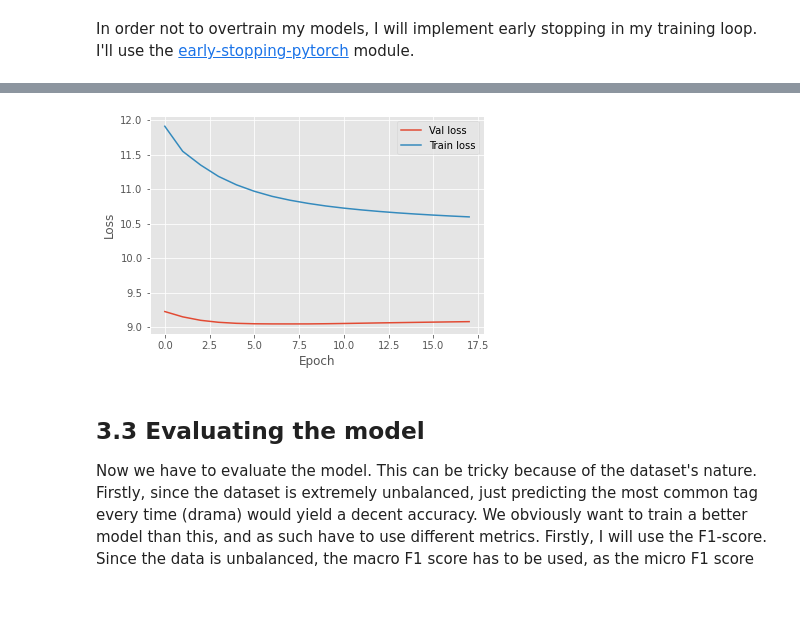
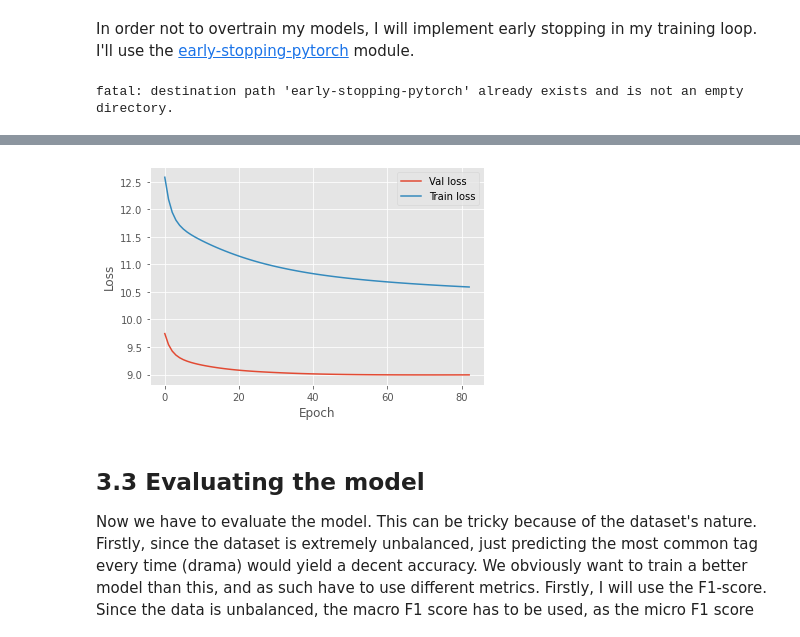
Before and after one commit to sancholp/nlp_movie_project, a Jupyter notebook: movie_project.ipynb, the cells around one changed output, grey strips where cells are left out. Drawn from its saved outputs; the diff is of its cells as text; code cells hidden in the pictures; blank space fills up the shorter version.

Commit message:
Added more complex model

```diff
--- a/movie_project.ipynb
+++ b/movie_project.ipynb
@@ -343,13 +338,12 @@ class SingleLayerNetwork(nn.Module):
             nn.Linear(in_features=input_size, out_features=output_size),
             nn.Sigmoid()
         )
-
     def forward(self, x):
         logits = self.net_stack(x)
         return logits
 
-model = SingleLayerNetwork(tfidf_features, total_tags).to(device)
-print(model)
+single_layer_network = SingleLayerNetwork(tfidf_features, total_tags).to(device)
+print(single_layer_network)
 # %% [output]
 SingleLayerNetwork(
   (net_stack): Sequential(
@@ -362,20 +356,20 @@ To train this model I will use a binary cross entropy loss function and an Adam
 # %%
 loss_fn = nn.CrossEntropyLoss()
-optimizer = torch.optim.Adam(model.parameters(), lr=learning_rate)
+optimizer = torch.optim.Adam(single_layer_network.parameters(), lr=learning_rate)
 # %% [markdown]
 ## 3.2 Training the model
 # %%
-train_dataset = TensorDataset(
-    torch.tensor(X_train, dtype=torch.float32),
+train_dataset_s = TensorDataset(
+    torch.tensor(X_train_s_vec, dtype=torch.float32),
     torch.tensor(y_train, dtype=torch.float32),
 )
-train_loader = DataLoader(train_dataset, batch_size=batch_size)
+train_loader = DataLoader(train_dataset_s, batch_size=batch_size)
 
-val_dataset = TensorDataset(
-    torch.tensor(X_val, dtype=torch.float32),
+val_dataset_s = TensorDataset(
+    torch.tensor(X_val_s_vec, dtype=torch.float32),
     torch.tensor(y_val, dtype=torch.float32),
 )
-val_loader = DataLoader(val_dataset, batch_size=batch_size)
+val_loader = DataLoader(val_dataset_s, batch_size=batch_size)
 # %%
 def train_model(dataloader, model, loss_fn, optimizer):
     size = len(dataloader.dataset)
@@ -430,11 +413,19 @@ def plot_loss_per_epoch(train_loss_list, val_loss_list):
     axs.legend()
 # %% [markdown]
 In order not to overtrain my models, I will implement early stopping in my training loop. I'll use the [early-stopping-pytorch](https://github.com/Bjarten/early-stopping-pytorch) module.
+# %%
+!git clone https://github.com/Bjarten/early-stopping-pytorch
+sys.path.append("early-stopping-pytorch")
+# %% [output]
+fatal: destination path 'early-stopping-pytorch' already exists and is not an empty directory.
 # %%
-def train_and_val(train_loader, val_loader):
+from pytorchtools import EarlyStopping
+
+def train_and_val(train_loader, val_loader, model):
     train_loss_list, val_loss_list = [], []
     total_time = 0
-    early_stopping = early_stopping_pytorch.pytorchtools.EarlyStopping(patience=10, verbose=False)
+    # early_stopping = early_stopping_pytorch.pytorchtools.EarlyStopping(patience=10, verbose=False)
+    early_stopping = EarlyStopping(patience=10, verbose=False)
     for t in range(num_epochs):
         t_start = time.time()
         train_loss = train_model(train_loader, model, loss_fn, optimizer)
@@ -453,6 +444,6 @@ def train_and_val(train_loader, val_loader):
     print(f"Total training time: {total_time:.3f}s")
     return train_loss_list, val_loss_list
 # %%
-train_loss_list, val_loss_list = train_and_val(train_loader, val_loader)
+train_loss_list, val_loss_list = train_and_val(train_loader, val_loader, single_layer_network)
 plot_loss_per_epoch(train_loss_list, val_loss_list)
 # %% [output]
@@ -476,4 +467,4 @@ Total training time: 12.386s
-[figure, old version]
+[figure, new version]
 # %% [markdown]
 ## 3.3 Evaluating the model
 
```
Also changed, not shown: parts of 32 cells of this notebook.
